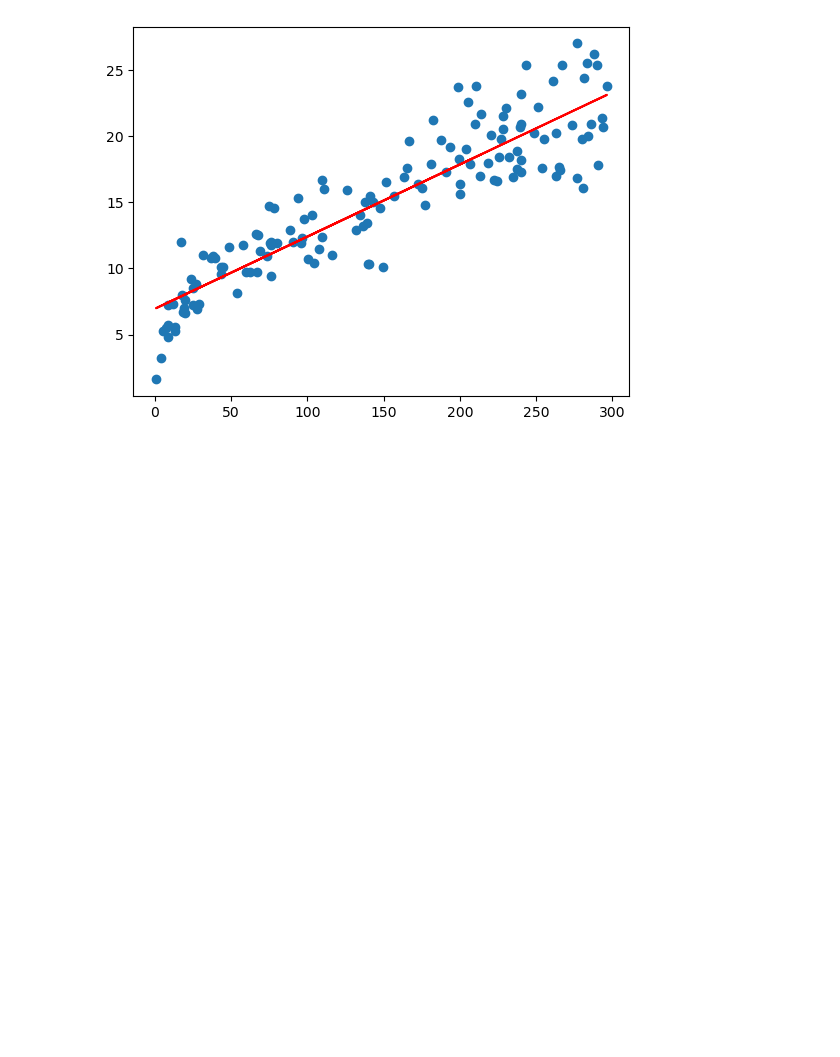
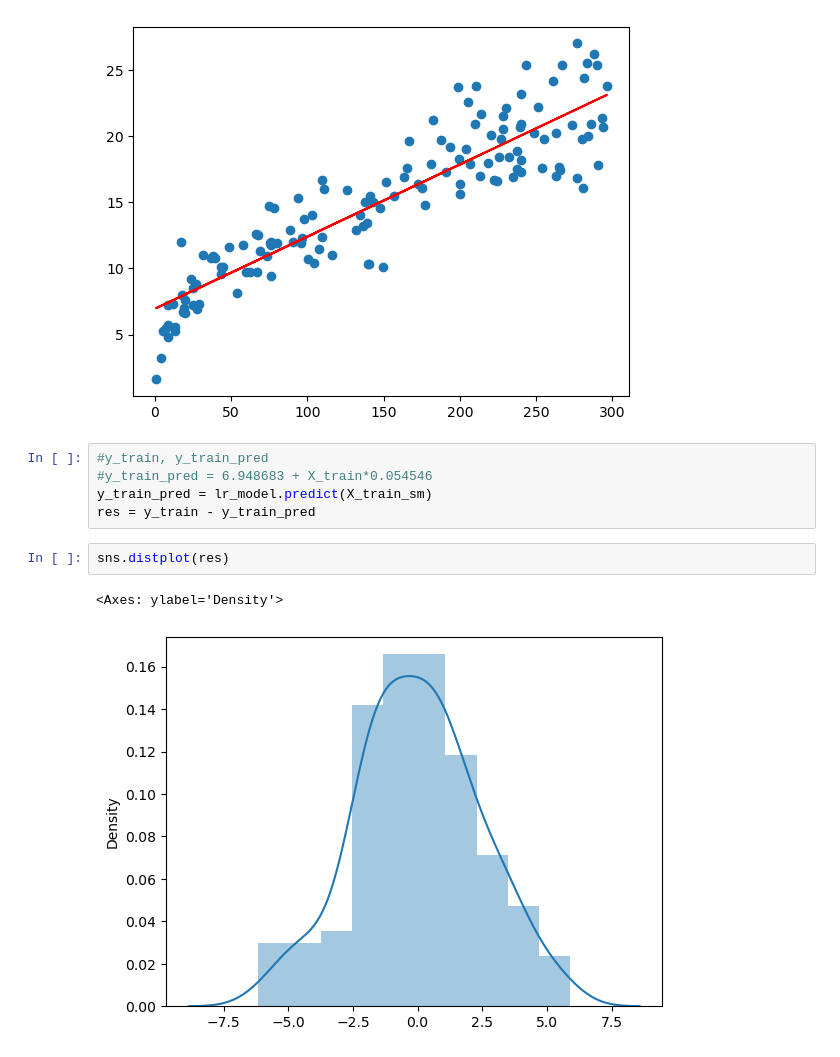
Before and after one commit to venkatpselvam1/DataScienceML, a Jupyter notebook: LinearRegression/01_SimpleLinearRegression/SimpleLinearRegWithAdvertising.ipynb, the cells around one changed output. Saved outputs shown, nothing was run; the diff lists cells and outputs as text; blank space fills up the shorter version.

```diff
--- a/LinearRegression/01_SimpleLinearRegression/SimpleLinearRegWithAdvertising.ipynb
+++ b/LinearRegression/01_SimpleLinearRegression/SimpleLinearRegWithAdvertising.ipynb
@@ -127,3 +127,13 @@ plt.plot(X_train, (6.948683 + X_train*0.054546), 'r' )
 plt.show()
 # %% [output]
 [figure]
+# %%
+#y_train, y_train_pred
+#y_train_pred = 6.948683 + X_train*0.054546
+y_train_pred = lr_model.predict(X_train_sm)
+res = y_train - y_train_pred
+# %%
+sns.distplot(res)
+# %% [output]
+<Axes: ylabel='Density'>
+[figure, added]
```
Also changed, not shown: parts of 9 cells of this notebook.
